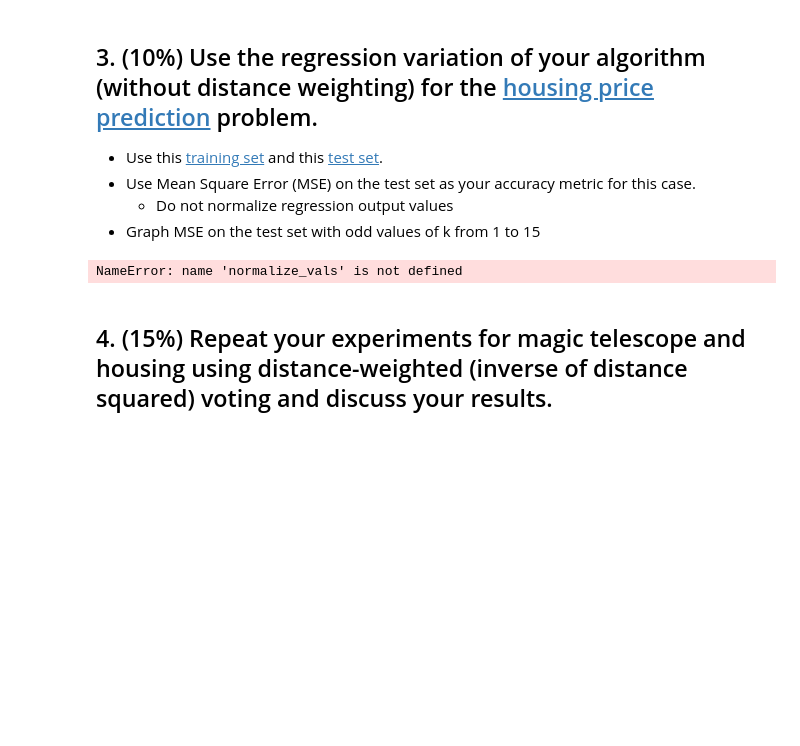
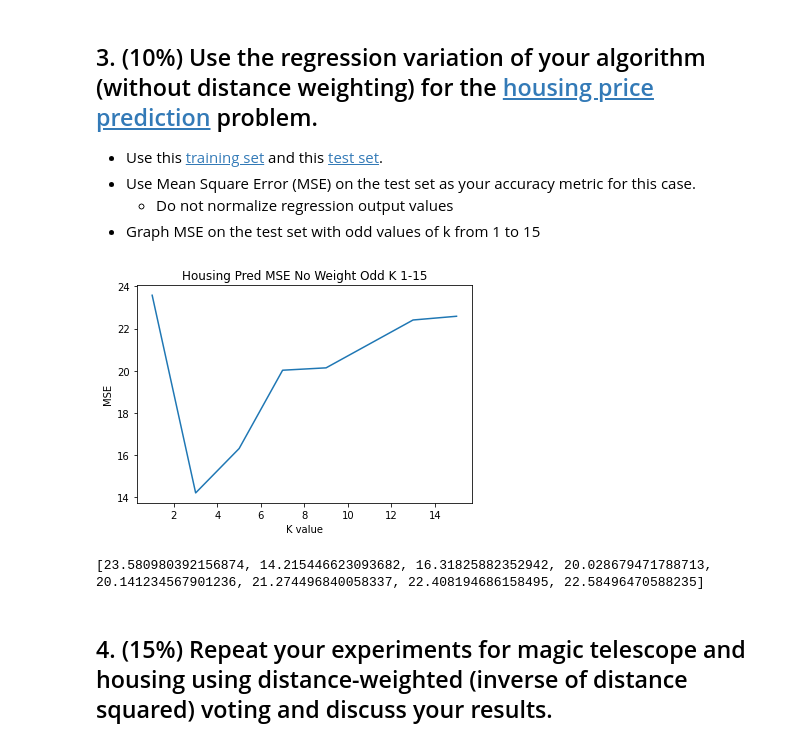
Before and after one commit to alexheiner/CS472-Labs, a Jupyter notebook: Lab4/lab_4_knn.ipynb, the cells around one changed output. Drawn from its saved outputs; the diff is of its cells as text; code cells hidden in the pictures; blank space fills up the shorter version.

```diff
--- a/Lab4/lab_4_knn.ipynb
+++ b/Lab4/lab_4_knn.ipynb
@@ -383,35 +389,36 @@ norm_inputs = normalize_vals(housing_np[:,0:-1])
 housing_norm_inputs = np.array(norm_inputs)
 housing_targets = np.array(housing_np[:,-1])
 
 
 !curl -s https://raw.githubusercontent.com/cs472ta/CS472/master/datasets/housing_test.arff --output housing_test.arff
 housing_test = arff.loadarff('housing_test.arff')
 housing_test_df = convertBytestoString(pd.DataFrame(housing_test[0]))
 housing_test_np = np.array(housing_test_df).astype(float)
 # normalize values
 norm_test_inputs = normalize_vals(housing_test_np[:,0:-1])
 housing_norm_test_inputs = np.array(norm_test_inputs)
 housing_test_targets = np.array(housing_test_np[:,-1])
 
 
 # Train/Predict using k=1,3,...,15
 k_MSE = []
 x_v = []
 for i in range(1, 17, 2):
   x_v.append(i)
   clf = KNNClassifier(pred_type='real', weight_type='no_weight', k_val=i)
   res = clf.fit(housing_norm_inputs, housing_targets)
   k_MSE.append(res.score(housing_norm_test_inputs, housing_test_targets))
 
 # Graph MSE over k
 plt.plot(x_v, k_MSE)
-plt.title("Housing Train/Pred odd k 1-15")
+plt.title("Housing Pred MSE No Weight Odd K 1-15")
 plt.xlabel("K value")
 plt.ylabel("MSE")
 plt.show()
 print(k_MSE)
 # %% [output]
+[figure, added]
-NameError: name 'normalize_vals' is not defined
+[23.580980392156874, 14.215446623093682, 16.31825882352942, 20.028679471788713, 20.141234567901236, 21.274496840058337, 22.408194686158495, 22.58496470588235]
 # %% [markdown]
 ## 4. (15%) Repeat your experiments for magic telescope and housing using distance-weighted (inverse of distance squared) voting and discuss your results.
 # %% [markdown]
```
Also changed, not shown: parts of 8 cells of this notebook.
